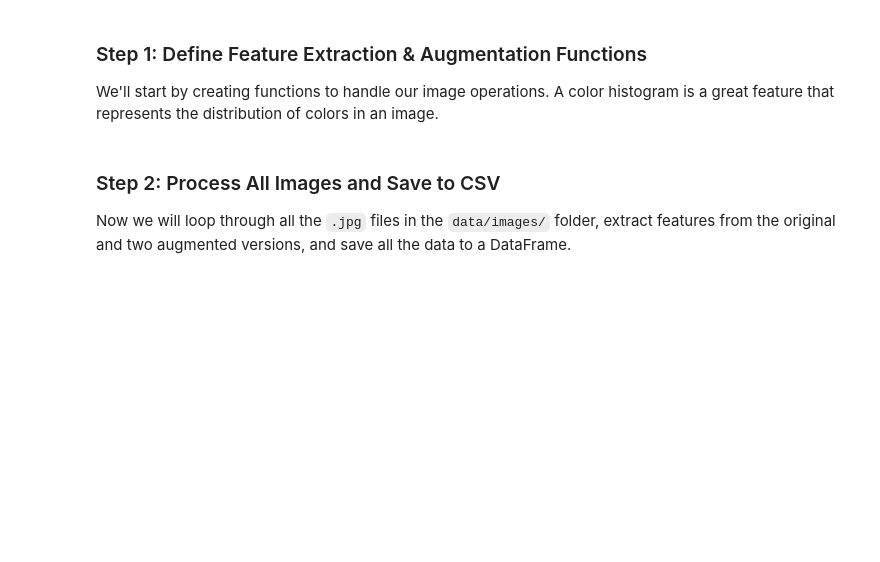
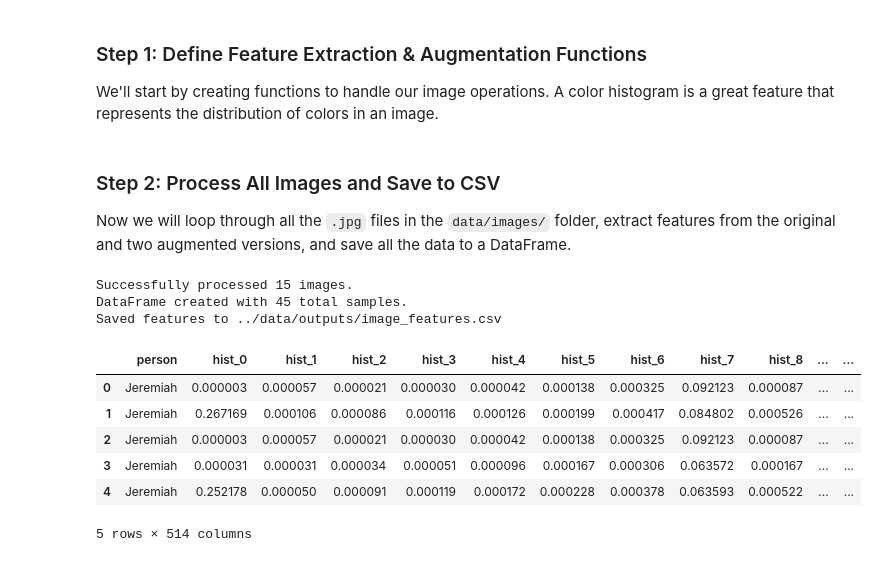
Before and after one commit to Christianib003/rekomai, a Jupyter notebook: notebooks/01_Data_Processing.ipynb, the cells around one changed output. Cells and saved outputs as stored; diff of their text form; code cells hidden in the pictures; blank space fills up the shorter version.

Commit message:
process and save image features

```diff
--- a/notebooks/01_Data_Processing.ipynb
+++ b/notebooks/01_Data_Processing.ipynb
@@ -226,3 +226,50 @@ def augment_and_extract_features(image_path, bins=(8, 8, 8)):
 # %% [markdown]
 ### Step 2: Process All Images and Save to CSV
 Now we will loop through all the `.jpg` files in the `data/images/` folder, extract features from the original and two augmented versions, and save all the data to a DataFrame.
+# %%
+image_folder = '../data/images/'
+image_files = glob.glob(os.path.join(image_folder, '*.jpg'))
+processed_image_data = []
+
+for file_path in image_files:
+    try:
+        person_name = os.path.basename(file_path).split('_')[0]
+
+        # 1. Extract features from the original image
+        original_hist = extract_histogram(file_path)
+        processed_image_data.append([person_name, *original_hist, 'original'])
+
+        # 2. Get features from augmented versions
+        augmented_features = augment_and_extract_features(file_path)
+        processed_image_data.append([person_name, *augmented_features['rotated'], 'rotated'])
+        processed_image_data.append([person_name, *augmented_features['flipped'], 'flipped'])
+
+    except Exception as e:
+        print(f"Error processing {file_path}: {e}")
+
+# Create the DataFrame
+hist_size = 8 * 8 * 8
+columns = ['person'] + [f'hist_{i}' for i in range(hist_size)] + ['augmentation_type']
+image_features_df = pd.DataFrame(processed_image_data, columns=columns)
+
+# Save the DataFrame to a CSV file
+output_path = '../data/outputs/image_features.csv'
+image_features_df.to_csv(output_path, index=False)
+
+print(f"\nSuccessfully processed {len(image_files)} images.")
+print(f"DataFrame created with {len(image_features_df)} total samples.")
+print(f"Saved features to {output_path}")
+
+# Display the first few rows
+image_features_df.head()
+# %% [output]
+Successfully processed 15 images.
+DataFrame created with 45 total samples.
+Saved features to ../data/outputs/image_features.csv
+|  | person | hist_0 | hist_1 | hist_2 | hist_3 | hist_4 | hist_5 | hist_6 | hist_7 | hist_8 | ... | ... |
+| 0 | Jeremiah | 0.000003 | 0.000057 | 0.000021 | 0.000030 | 0.000042 | 0.000138 | 0.000325 | 0.092123 | 0.000087 | ... | ... |
+| 1 | Jeremiah | 0.267169 | 0.000106 | 0.000086 | 0.000116 | 0.000126 | 0.000199 | 0.000417 | 0.084802 | 0.000526 | ... | ... |
+| 2 | Jeremiah | 0.000003 | 0.000057 | 0.000021 | 0.000030 | 0.000042 | 0.000138 | 0.000325 | 0.092123 | 0.000087 | ... | ... |
+| 3 | Jeremiah | 0.000031 | 0.000031 | 0.000034 | 0.000051 | 0.000096 | 0.000167 | 0.000306 | 0.063572 | 0.000167 | ... | ... |
+| 4 | Jeremiah | 0.252178 | 0.000050 | 0.000091 | 0.000119 | 0.000172 | 0.000228 | 0.000378 | 0.063593 | 0.000522 | ... | ... |
+5 rows × 514 columns
```
Also changed, not shown: 1 other file.
